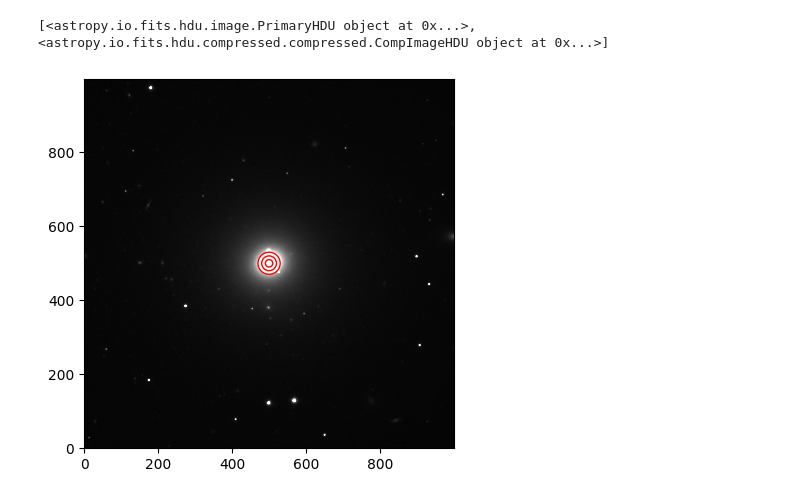
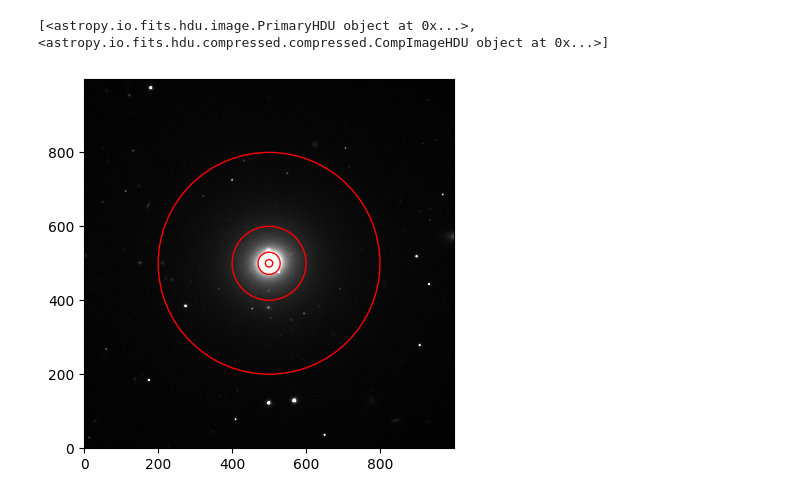
Before and after one commit to felipefer42/XLVII_SAB_workshop, a Jupyter notebook: content/hands-on/3rd_science_case_solution.ipynb, the cells around one changed output. Cells and saved outputs as stored; diff of their text form; code cells hidden in the pictures.

```diff
--- a/content/hands-on/3rd_science_case_solution.ipynb
+++ b/content/hands-on/3rd_science_case_solution.ipynb
@@ -37,7 +60,9 @@ stamp = conn.stamp(ra, dec, size = 1000, band = "R")
 print(stamp)
 # %% [output]
 [<astropy.io.fits.hdu.image.PrimaryHDU object at 0x...>, <astropy.io.fits.hdu.compressed.compressed.CompImageHDU object at 0x...>]
+# %%
+data = stamp[1].data
 # %%
-plot_aper_over_image(stamp[1].data, aperture_radius = [10, 20, 30],)
+plot_aper_over_image(data, aperture_radius = [10, 30, 100, 300], zscale=[1, 99.7])
 # %% [output]
-[figure, old version]
+[figure, new version]
```
Also changed, not shown: parts of 24 cells of this notebook.
